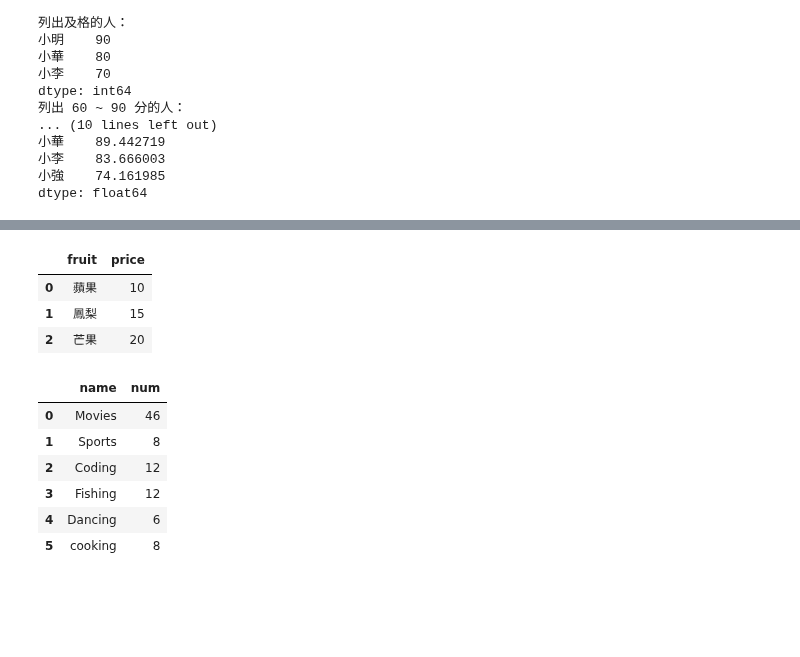
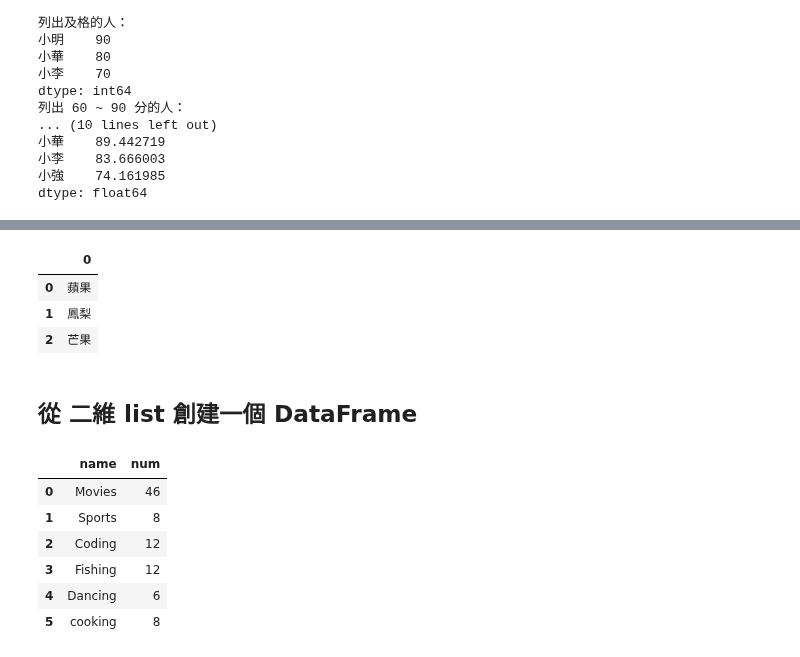
Before and after one commit to jiangsir/PythonBasic, a Jupyter notebook: Pandas基礎用法.ipynb, the cells around one changed output, grey strips where cells are left out. Drawn from its saved outputs; the diff is of its cells as text; code cells hidden in the pictures; blank space fills up the shorter version.

```diff
--- a/Pandas基礎用法.ipynb
+++ b/Pandas基礎用法.ipynb
@@ -140,17 +166,16 @@ dtype: float64
 # %%
 import pandas as pd
 
-dict = {'fruit': ['蘋果', '鳳梨', '芒果'],
-        'price': [10, 15, 20]
-}
-
-df = pd.DataFrame(dict)
+ls = ['蘋果', '鳳梨', '芒果']
+df = pd.DataFrame(ls)
 df.head()
 # %% [output]
-|  | fruit | price |
-| 0 | 蘋果 | 10 |
-| 1 | 鳳梨 | 15 |
-| 2 | 芒果 | 20 |
+|  | 0 |
+| 0 | 蘋果 |
+| 1 | 鳳梨 |
+| 2 | 芒果 |
+# %% [markdown]
+## 從 二維 list 創建一個 DataFrame
 # %%
 '''
 從 二維 list 創建一個 DataFrame
```
Also changed, not shown: parts of 25 cells of this notebook, 5 other files.
